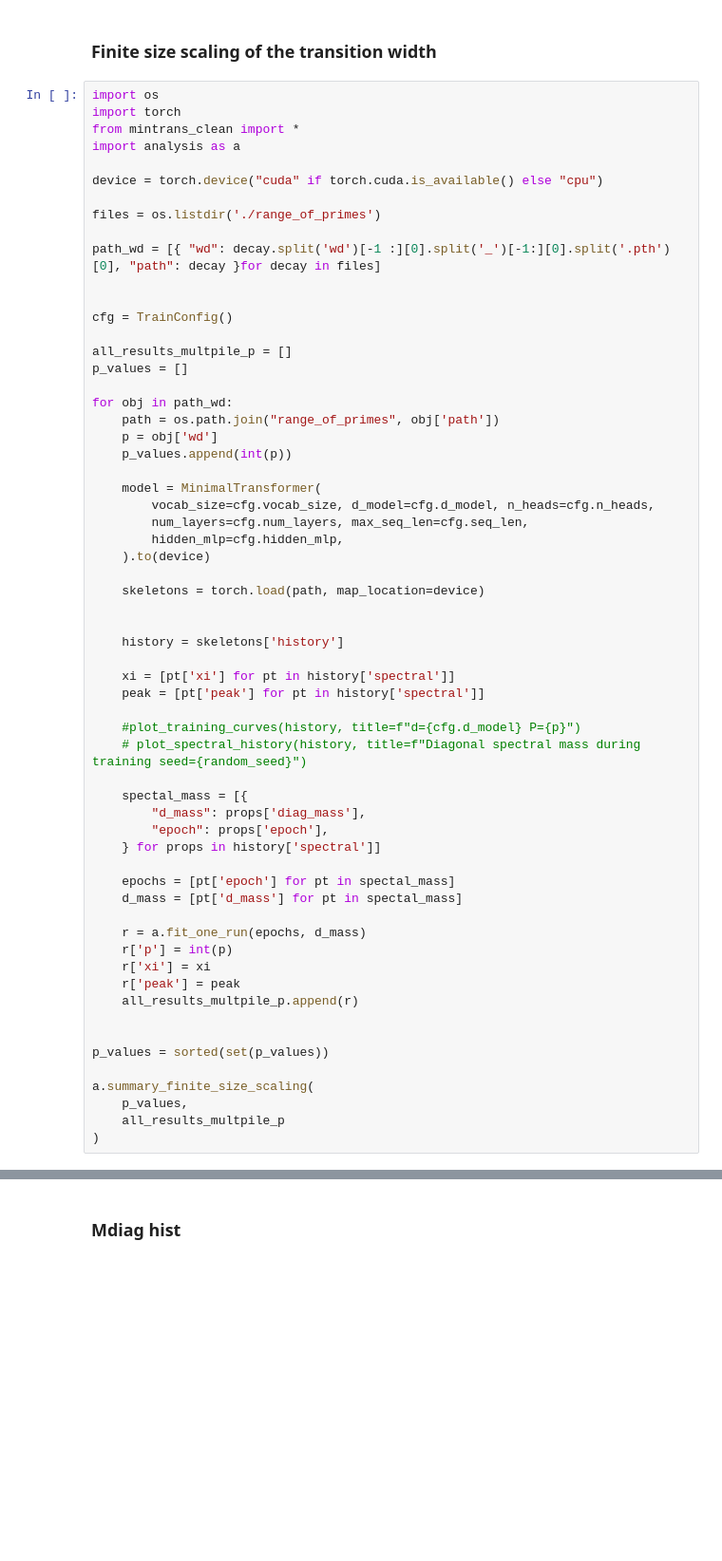
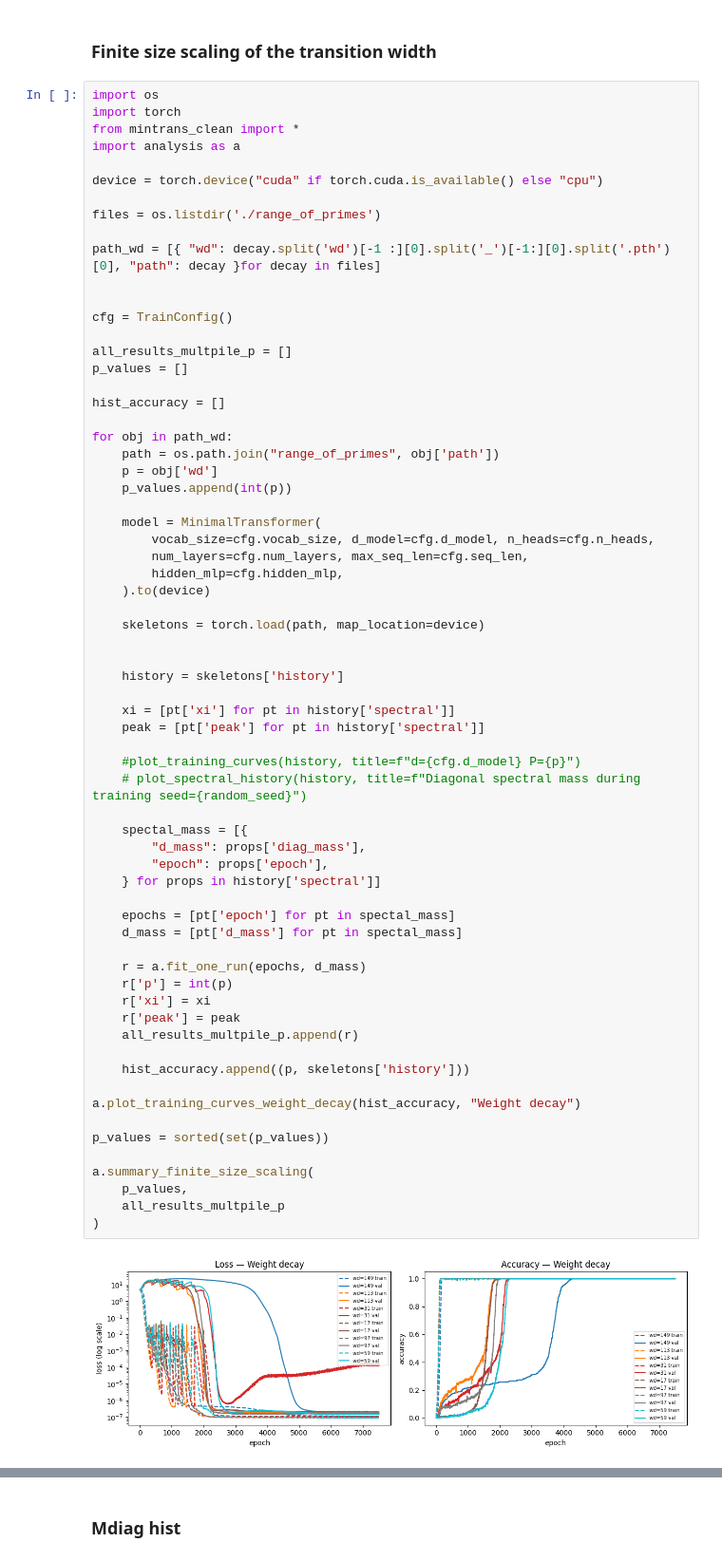
Before and after one commit to Aavash232311/Empirical-Analysis-of-Phase-Transitions-in-Transformer-Models-Using-Mechanistic-Interpretability, a Jupyter notebook: transformer-pt-analysis-main/src/Analysis/sharpness_and_width_transition.ipynb, the cells around one changed output, grey strips where cells are left out. Shown at 95% size. Drawn from its saved outputs; the diff is of its cells as text; blank space fills up the shorter version.

Commit message:
Added: analysis for the high correlation skeleton, for loss & accuracy

```diff
--- a/transformer-pt-analysis-main/src/Analysis/sharpness_and_width_transition.ipynb
+++ b/transformer-pt-analysis-main/src/Analysis/sharpness_and_width_transition.ipynb
@@ -144,6 +144,8 @@ cfg = TrainConfig()
 
 all_results_multpile_p = []
 p_values = []
+
+hist_accuracy = []
 
 for obj in path_wd:
     path = os.path.join("range_of_primes", obj['path'])
@@ -162,33 +164,37 @@ for obj in path_wd:
     history = skeletons['history']
 
     xi = [pt['xi'] for pt in history['spectral']]
     peak = [pt['peak'] for pt in history['spectral']]
 
     #plot_training_curves(history, title=f"d={cfg.d_model} P={p}")
     # plot_spectral_history(history, title=f"Diagonal spectral mass during training seed={random_seed}")
 
     spectal_mass = [{
         "d_mass": props['diag_mass'],
         "epoch": props['epoch'],
     } for props in history['spectral']]
 
     epochs = [pt['epoch'] for pt in spectal_mass]
     d_mass = [pt['d_mass'] for pt in spectal_mass]
 
     r = a.fit_one_run(epochs, d_mass)
     r['p'] = int(p)
     r['xi'] = xi
     r['peak'] = peak
     all_results_multpile_p.append(r)
 
+    hist_accuracy.append((p, skeletons['history']))
+
+a.plot_training_curves_weight_decay(hist_accuracy, "Weight decay")
 
 p_values = sorted(set(p_values))
 
 a.summary_finite_size_scaling(
     p_values,
     all_results_multpile_p
 )
 # %% [output]
+[figure, new version]
 p=  17  n_seeds= 1  Delta_t/t_g = 0.2307 ± 0.0000
 p=  31  n_seeds= 1  Delta_t/t_g = -3.1050 ± 0.0000
 p=  59  n_seeds= 1  Delta_t/t_g = 0.2071 ± 0.0000
```
Also changed, not shown: parts of 1 cell of this notebook.
